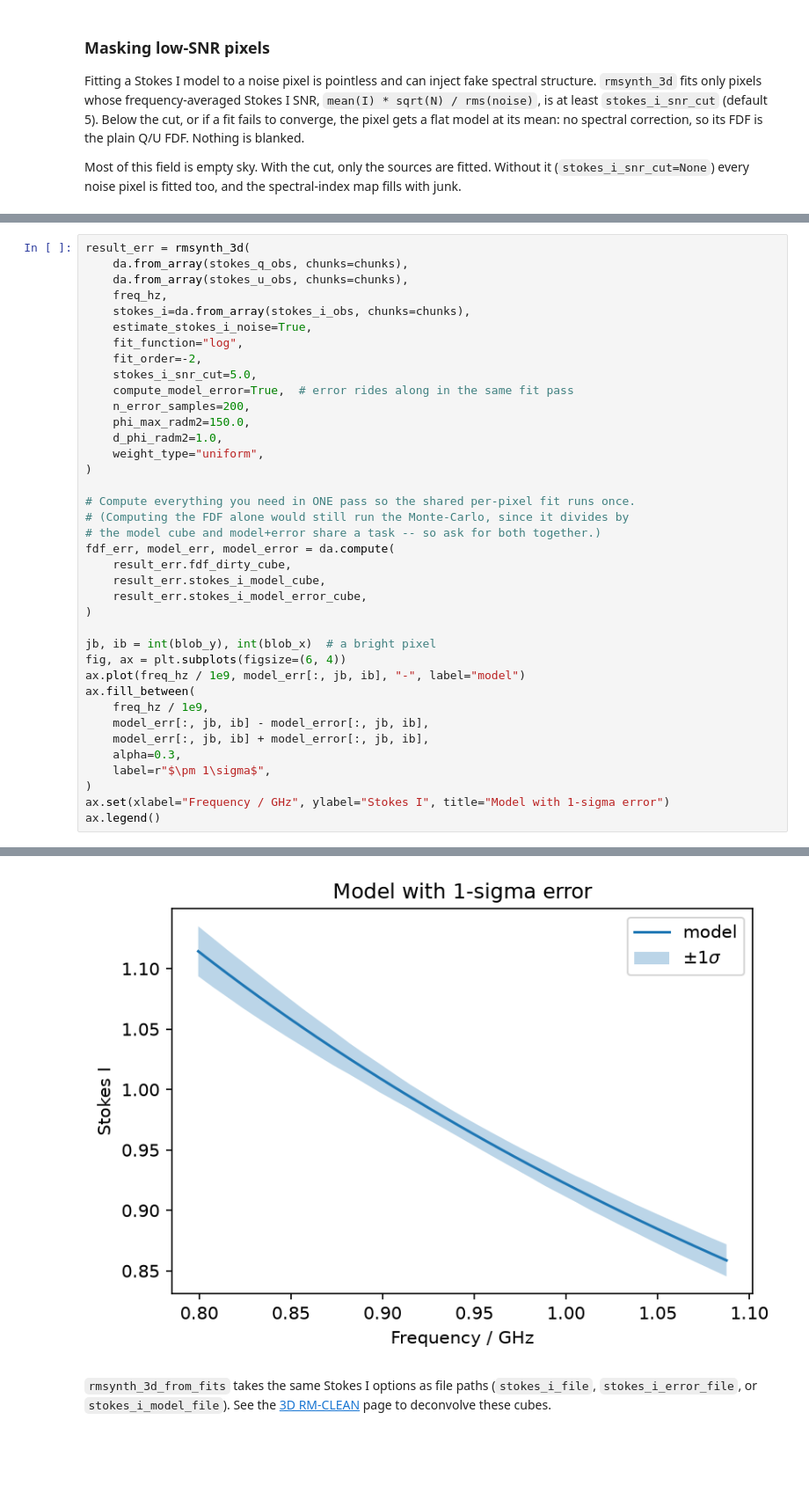
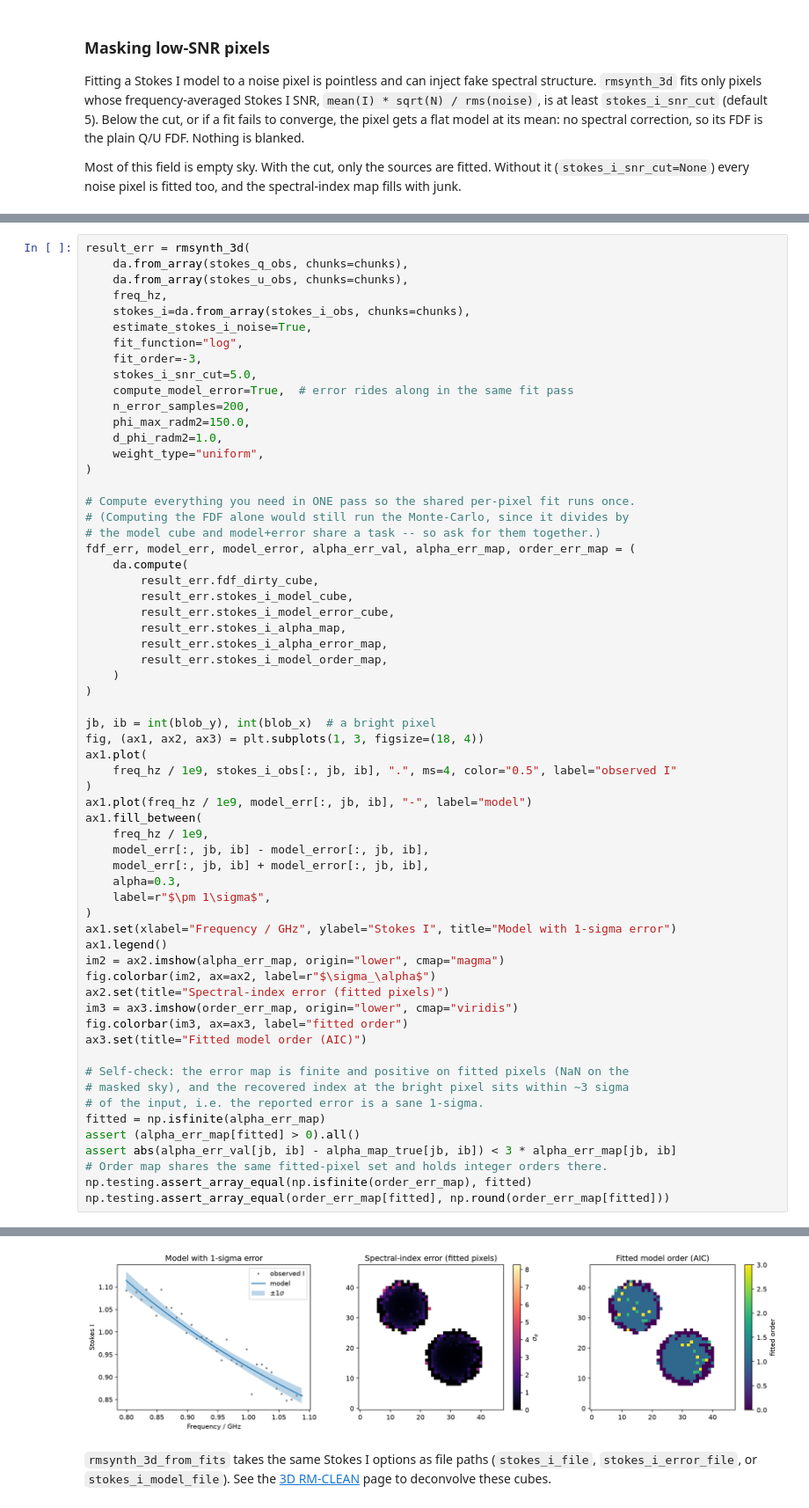
Before and after one commit to AlecThomson/rm-lite, a Jupyter notebook: docs/examples/rmsynth_3d_stokes_i.ipynb, the cells around one changed output, grey strips where cells are left out. Shown at 88% size. Drawn from its saved outputs; the diff is of its cells as text; blank space fills up the shorter version.

```diff
--- a/docs/examples/rmsynth_3d_stokes_i.ipynb
+++ b/docs/examples/rmsynth_3d_stokes_i.ipynb
@@ -212,7 +220,7 @@ result_err = rmsynth_3d(
     stokes_i=da.from_array(stokes_i_obs, chunks=chunks),
     estimate_stokes_i_noise=True,
     fit_function="log",
-    fit_order=-2,
+    fit_order=-3,
     stokes_i_snr_cut=5.0,
     compute_model_error=True,  # error rides along in the same fit pass
     n_error_samples=200,
@@ -223,24 +231,48 @@ result_err = rmsynth_3d(
 
 # Compute everything you need in ONE pass so the shared per-pixel fit runs once.
 # (Computing the FDF alone would still run the Monte-Carlo, since it divides by
-# the model cube and model+error share a task -- so ask for both together.)
-fdf_err, model_err, model_error = da.compute(
-    result_err.fdf_dirty_cube,
-    result_err.stokes_i_model_cube,
-    result_err.stokes_i_model_error_cube,
+# the model cube and model+error share a task -- so ask for them together.)
+fdf_err, model_err, model_error, alpha_err_val, alpha_err_map, order_err_map = (
+    da.compute(
+        result_err.fdf_dirty_cube,
+        result_err.stokes_i_model_cube,
+        result_err.stokes_i_model_error_cube,
+        result_err.stokes_i_alpha_map,
+        result_err.stokes_i_alpha_error_map,
+        result_err.stokes_i_model_order_map,
+    )
 )
 
 jb, ib = int(blob_y), int(blob_x)  # a bright pixel
-fig, ax = plt.subplots(figsize=(6, 4))
-ax.plot(freq_hz / 1e9, model_err[:, jb, ib], "-", label="model")
-ax.fill_between(
+fig, (ax1, ax2, ax3) = plt.subplots(1, 3, figsize=(18, 4))
+ax1.plot(
+    freq_hz / 1e9, stokes_i_obs[:, jb, ib], ".", ms=4, color="0.5", label="observed I"
+)
+ax1.plot(freq_hz / 1e9, model_err[:, jb, ib], "-", label="model")
+ax1.fill_between(
     freq_hz / 1e9,
     model_err[:, jb, ib] - model_error[:, jb, ib],
     model_err[:, jb, ib] + model_error[:, jb, ib],
     alpha=0.3,
     label=r"$\pm 1\sigma$",
 )
-ax.set(xlabel="Frequency / GHz", ylabel="Stokes I", title="Model with 1-sigma error")
-ax.legend()
+ax1.set(xlabel="Frequency / GHz", ylabel="Stokes I", title="Model with 1-sigma error")
+ax1.legend()
+im2 = ax2.imshow(alpha_err_map, origin="lower", cmap="magma")
+fig.colorbar(im2, ax=ax2, label=r"$\sigma_\alpha$")
+ax2.set(title="Spectral-index error (fitted pixels)")
+im3 = ax3.imshow(order_err_map, origin="lower", cmap="viridis")
+fig.colorbar(im3, ax=ax3, label="fitted order")
+ax3.set(title="Fitted model order (AIC)")
+
+# Self-check: the error map is finite and positive on fitted pixels (NaN on the
+# masked sky), and the recovered index at the bright pixel sits within ~3 sigma
+# of the input, i.e. the reported error is a sane 1-sigma.
+fitted = np.isfinite(alpha_err_map)
+assert (alpha_err_map[fitted] > 0).all()
+assert abs(alpha_err_val[jb, ib] - alpha_map_true[jb, ib]) < 3 * alpha_err_map[jb, ib]
+# Order map shares the same fitted-pixel set and holds integer orders there.
+np.testing.assert_array_equal(np.isfinite(order_err_map), fitted)
+np.testing.assert_array_equal(order_err_map[fitted], np.round(order_err_map[fitted]))
 # %% [output]
 INFO dask_io.estimate_stokes_i_channel_noise: Rechunking Stokes I to one spatial block per channel for noise estimation.
@@ -250,3 +281,3 @@ WARNING rmsynth.rmsynth_3d: compute_model_error=True: the model-error cube share
-[figure, old version]
+[figure, new version]
 # %% [markdown]
 `rmsynth_3d_from_fits` takes the same Stokes I options as file paths (`stokes_i_file`, `stokes_i_error_file`, or `stokes_i_model_file`). See the [3D RM-CLEAN](rmclean_3d.ipynb) page to deconvolve these cubes.
```
Also changed, not shown: parts of 6 cells of this notebook, 9 other files.
